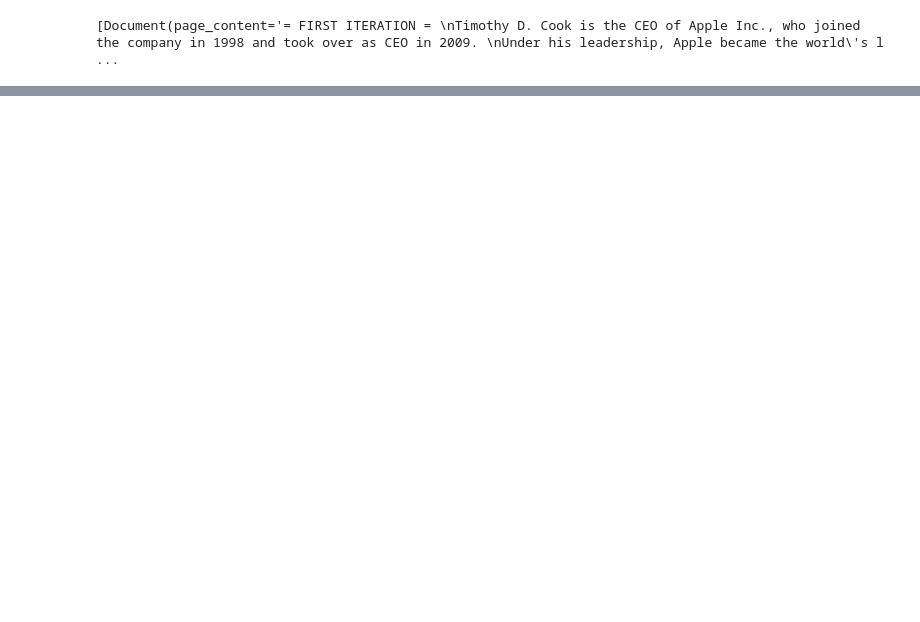
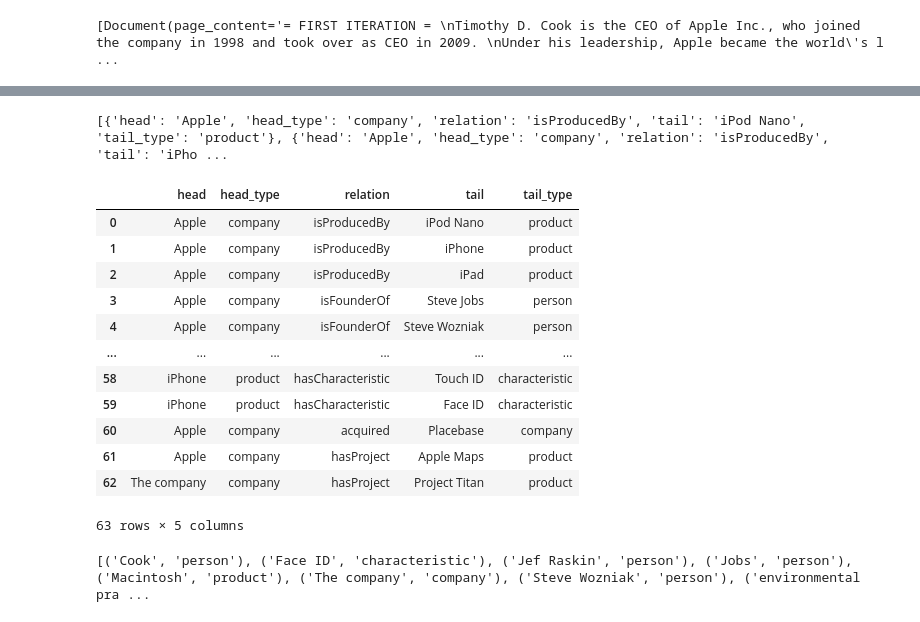
Before and after one commit to martin-fabbri/graph-llm-agents, a Jupyter notebook: notebooks/groq-knowledge-graph.ipynb, the cells around one changed output, grey strips where cells are left out. Saved outputs shown, nothing was run; the diff lists cells and outputs as text; code cells hidden in the pictures; blank space fills up the shorter version.

```diff
--- a/notebooks/groq-knowledge-graph.ipynb
+++ b/notebooks/groq-knowledge-graph.ipynb
@@ -21,7 +22,9 @@ graph = Neo4jGraph(
 # %%
 from langchain.document_loaders import TextLoader
 
-loader = TextLoader("data/tim_cook.txt")
+TIM_COOK_SUMMARY = "data/tim_cook.txt"
+
+loader = TextLoader(TIM_COOK_SUMMARY)
 documents = loader.load()
 print(documents)
 # %% [output]
@@ -31,13 +34,16 @@ from langchain_groq import ChatGroq
 
 GROQ_API_KEY = os.getenv("GROQ_API_KEY")
 # %%
+from langchain.chains import LLMChain
 from langchain.prompts import PromptTemplate
 from langchain.prompts.chat import (
     ChatPromptTemplate,
     HumanMessagePromptTemplate,
     SystemMessagePromptTemplate,
 )
+from langchain_core.output_parsers import JsonOutputParser
 from langchain_core.pydantic_v1 import BaseModel, Field
+from langchain_groq import ChatGroq
 
 entity_types = ["person", "school", "award", "company", "product", "characteristic"]
 relation_types = [
@@ -161,5 +167,5 @@ chat_prompt = ChatPromptTemplate.from_messages(
 
 # model = ChatOllama(model = "mistral",temperature=0)
 # model = ChatOllama(model = "llama3",temperature=0)
-model = ChatGroq(temperature=0, model_name="llama3-70b-8192")
+model = ChatGroq(temperature=0, model_name=GROQ_LLM_MODEL)
 chain = LLMChain(llm=model, prompt=chat_prompt)
@@ -167,0 +176,18 @@ SyntaxError: invalid syntax (1214472424.py, line 1)
+# %%
+with open(TIM_COOK_SUMMARY, 'r') as file:
+    # Read the entire file contents into a string
+    file_contents = file.read()
+
+# Split the file contents into sentences
+sentences = file_contents.split('. ')
+
+result = []
+# Iterate over each sentence
+for sentence in sentences:
+    # Process each sentence
+    response  = chain.run(entity_types = entity_types, relation_types = relation_types, examples = examples, text = sentence)
+    # print(response)
+    try:
+        result.extend(eval(response))
+    except:
+        pass
@@ -167,0 +214,36 @@ SyntaxError: invalid syntax (1214472424.py, line 1)
+# %%
+import json
+
+entity_relations = eval(json.dumps(result))
+print(entity_relations)
+# %% [output]
+[{'head': 'Apple', 'head_type': 'company', 'relation': 'isProducedBy', 'tail': 'iPod Nano', 'tail_type': 'product'}, {'head': 'Apple', 'head_type': 'company', 'relation': 'isProducedBy', 'tail': 'iPho ...
+# %%
+import pandas as pd
+
+df = pd.DataFrame(entity_relations)
+df
+# %% [output]
+|  | head | head_type | relation | tail | tail_type |
+| 0 | Apple | company | isProducedBy | iPod Nano | product |
+| 1 | Apple | company | isProducedBy | iPhone | product |
+| 2 | Apple | company | isProducedBy | iPad | product |
+| 3 | Apple | company | isFounderOf | Steve Jobs | person |
+| 4 | Apple | company | isFounderOf | Steve Wozniak | person |
+| ... | ... | ... | ... | ... | ... |
+| 58 | iPhone | product | hasCharacteristic | Touch ID | characteristic |
+| 59 | iPhone | product | hasCharacteristic | Face ID | characteristic |
+| 60 | Apple | company | acquired | Placebase | company |
+| 61 | Apple | company | hasProject | Apple Maps | product |
+| 62 | The company | company | hasProject | Project Titan | product |
+63 rows × 5 columns
+# %%
+unique_entities = set()
+for item in entity_relations:
+    unique_entities.add((item['head'], item['head_type']))
+    unique_entities.add((item['tail'], item['tail_type']))
+
+unique_entities_list = list(unique_entities)
+print(unique_entities_list)
+# %% [output]
+[('Cook', 'person'), ('Face ID', 'characteristic'), ('Jef Raskin', 'person'), ('Jobs', 'person'), ('Macintosh', 'product'), ('The company', 'company'), ('Steve Wozniak', 'person'), ('environmental pra ...
```
Also changed, not shown: parts of 4 cells of this notebook, 1 other file.
